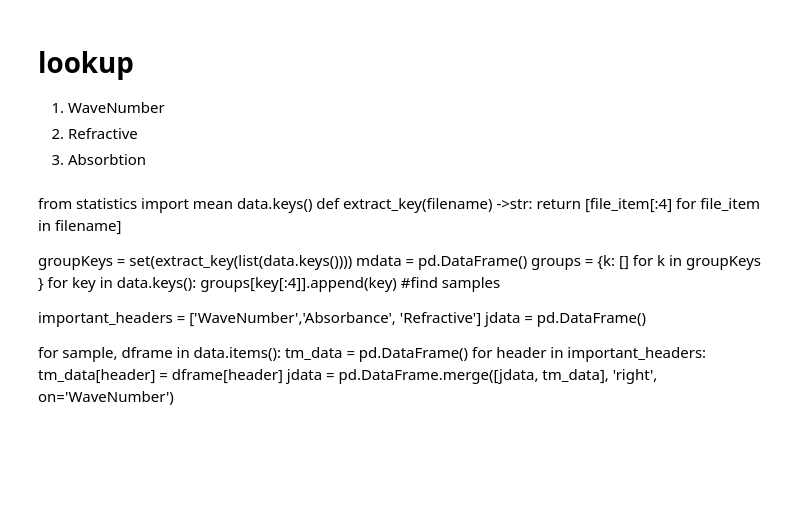
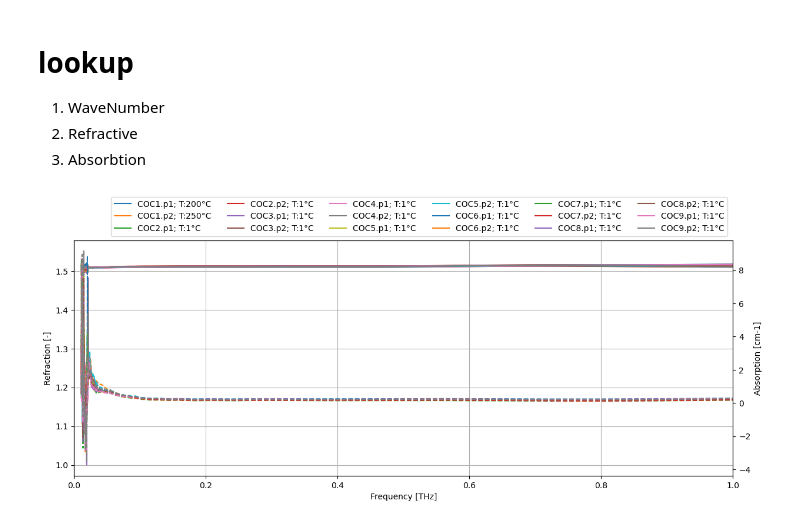
Before and after one commit to dextervipera/COC_Grecube_lib, a Jupyter notebook: Grecube_TDS_sandbox.ipynb, the cells around one changed output. Cells and saved outputs as stored; diff of their text form; code cells hidden in the pictures; blank space fills up the shorter version.

```diff
--- a/Grecube_TDS_sandbox.ipynb
+++ b/Grecube_TDS_sandbox.ipynb
@@ -35,12 +35,14 @@ width (3978)
 2. Refractive
 3. Absorbtion
 # %%
-refabs_fig = plt.figure(figsize=(7,5))
-ref_ax = refabs_fig.add_axes([.1,.1,1.6,.8])
-abs_ax = ref_ax.twinx()
 _C1000 = 299792458*1000
 _xax_mlt = 10e-12
 _xax_label_unit = 'THz'
+_figsize=(7,5)
+_ax_size = [.1,.1,1.6,.8]
+refabs_fig = plt.figure(figsize=_figsize)
+ref_ax = refabs_fig.add_axes(_ax_size)
+abs_ax = ref_ax.twinx()
 
 _name_temperature_map = {
     'COC1_P1 C_4021 001.csv':'200',
@@ -54,55 +56,36 @@ _name_temperature_map = {
     'COC5_P1 C_3971 001.csv':'1',
     'COC5_P2 C_3981 001.csv':'1',
     'COC6_P1 C_3989 001.csv':'1',
     'COC6_P2 C_3987 001.csv':'1',
     'COC7_P1 C_3978 001.csv':'1',
     'COC7_P2 C_3976 001.csv':'1',
     'COC8_P1 C_3951 001.csv':'1',
     'COC8_P2 C_3964 001.csv':'1',
     'COC9_P1 C_3952 001.csv':'1',
     'COC9_P2 C_3941 001.csv':'1'}
 
-def name_map(filename) ->str:
+def name_map(filename, __name_temperature_map) ->str:
     s_id = filename[:4]
     s_p = filename[6]
-    return f"{s_id}.p{s_p}; T:{_name_temperature_map.get(filename)}°C"
+    return f"{s_id}.p{s_p}; T:{__name_temperature_map.get(filename)}°C"
 
 name = {}
 
 for sample, serie in data.items():
     ref_ax.plot(_C1000/serie.WaveNumber*_xax_mlt, serie.Refractive,
-                label=name_map(sample))
+                label=name_map(sample, _name_temperature_map))
     abs_ax.plot(_C1000/serie.WaveNumber*_xax_mlt, serie.Absorption, '--',
-                label=name_map(sample))
+                label=name_map(sample, _name_temperature_map))
 ref_ax.legend(bbox_to_anchor=(0.05, 1, 0, 0), ncol = 6)
 #abs_ax.legend(loc='lower right')
 #ref_ax.axis.set_major_formatter(ticker.FormatStrFormatter('%0.1f THz'))
 
 ref_ax.set_xlim([0,1])
 ref_ax.set_xlabel(f"Frequency [{_xax_label_unit}]")
 ref_ax.set_ylabel("Refraction [-]")
 abs_ax.set_ylabel("Absorption [cm-1]")
 ref_ax.grid()
 plt.tight_layout()
 plt.savefig("wykres.png", bbox_inches = 'tight')
+# %% [output]
+[figure, added]
-# %% [markdown]
-from statistics import mean
-data.keys()
-def extract_key(filename) ->str:
-    return [file_item[:4] for file_item in filename]
-
-groupKeys = set(extract_key(list(data.keys())))
-mdata = pd.DataFrame()
-groups = {k: [] for k in groupKeys }
-for key in data.keys():
-    groups[key[:4]].append(key)
-#find samples
-
-important_headers = ['WaveNumber','Absorbance', 'Refractive']
-jdata = pd.DataFrame()
-
-for sample, dframe in data.items():
-    tm_data = pd.DataFrame()
-    for header in important_headers:
-        tm_data[header] = dframe[header]
-    jdata = pd.DataFrame.merge([jdata, tm_data], 'right', on='WaveNumber')
```
Also changed, not shown: parts of 4 cells of this notebook, 1 other file.
